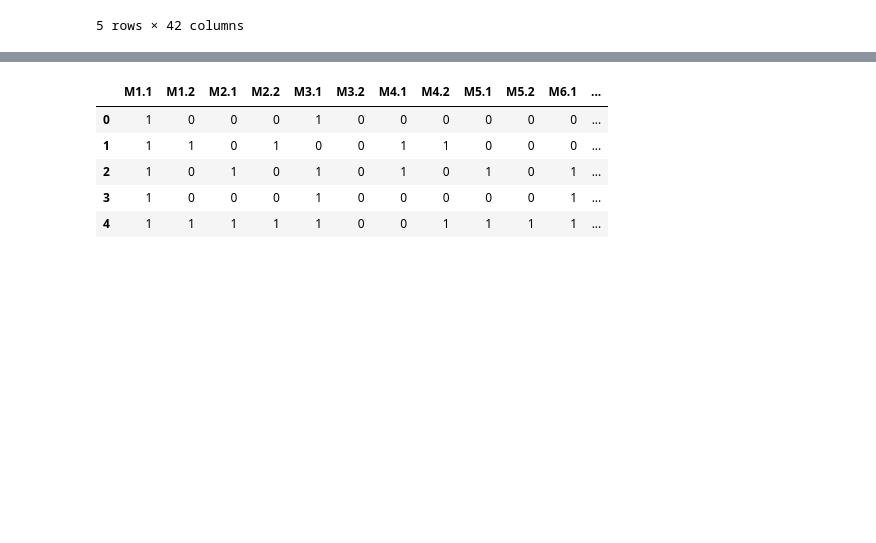
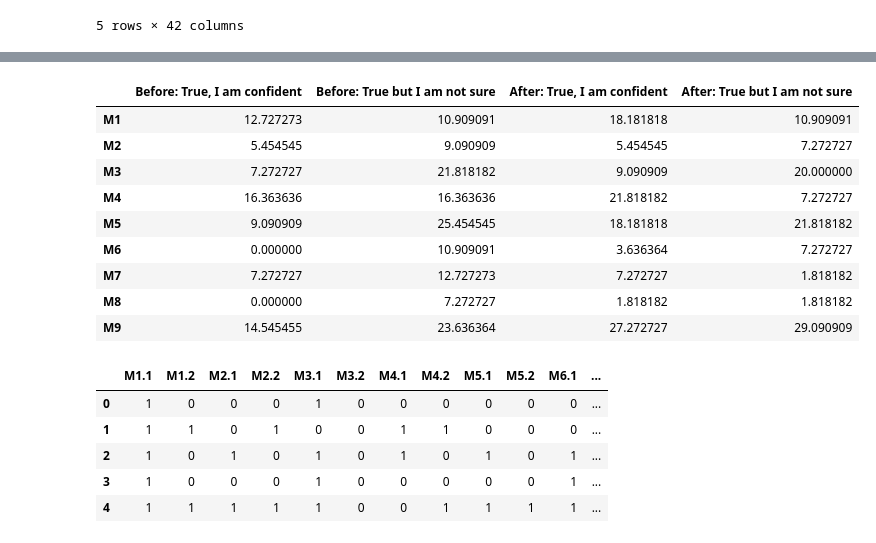
Before and after one commit to kwangyy/electro-analysis, a Jupyter notebook: part_2_analysis.ipynb, the cells around one changed output, grey strips where cells are left out. Drawn from its saved outputs; the diff is of its cells as text; code cells hidden in the pictures; blank space fills up the shorter version.

Commit message:
updated tables

```diff
--- a/part_2_analysis.ipynb
+++ b/part_2_analysis.ipynb
@@ -74,34 +74,41 @@ post_course_p2.head()
 | 3 | False, I am confident | False but I am not sure | False, I am confident | I have no idea | True, I am confident | False, I am confident | False, I am confident | False but I am not sure | True, I am confident |
 | 4 | False, I am confident | False, I am confident | False, I am confident | False, I am confident | True, I am confident | False, I am confident | False, I am confident | False, I am confident | False, I am confident |
 # %%
-import dataframe_image as dfi
-
-def mean_percentage_table(data, prefix = "Before: "):
+def percentage_table(data, prefix = "Before: "):
     data_length = len(data)
     percentage_data = pd.DataFrame()
     for column in data.columns:
         value_counts_data = pd.DataFrame(data[column].value_counts())
         value_counts_data = value_counts_data.apply(lambda x: x/data_length * 100)
-        # print(value_counts_data)
         percentage_data = pd.concat([percentage_data, value_counts_data], axis = 1)
 
     percentage_data.fillna(0, inplace=True)
     percentage_data = percentage_data.T
-    mean_percentage_data = pd.DataFrame(percentage_data.mean(axis=0)).T
-    mean_percentage_data = mean_percentage_data[["True, I am confident", "True but I am not sure"]]
+    percentage_data = percentage_data[["True, I am confident", "True but I am not sure"]]
 
     d = {"True, I am confident": prefix + "True, I am confident",
          "True but I am not sure": prefix + "True but I am not sure"}
-    mean_percentage_data.rename(columns = d, inplace=True)
-    return mean_percentage_data
+    percentage_data.rename(columns = d, inplace=True)
+    return percentage_data
 
-pre_percentage_mean = mean_percentage_table(pre_course_p2)
-post_percentage_mean = mean_percentage_table(post_course_p2, "After: ")
+pre_percentage_mean = percentage_table(pre_course_p2)
+post_percentage_mean = percentage_table(post_course_p2, "After: ")
 
 percentage_mean = pd.concat([pre_percentage_mean, post_percentage_mean], axis = 1)
 percentage_mean
 
-dfi.export(percentage_mean, "table.png")
+percentage_mean.to_csv("percentage_table.csv")
+# %% [output]
+|  | Before: True, I am confident | Before: True but I am not sure | After: True, I am confident | After: True but I am not sure |
+| M1 | 12.727273 | 10.909091 | 18.181818 | 10.909091 |
+| M2 | 5.454545 | 9.090909 | 5.454545 | 7.272727 |
+| M3 | 7.272727 | 21.818182 | 9.090909 | 20.000000 |
+| M4 | 16.363636 | 16.363636 | 21.818182 | 7.272727 |
+| M5 | 9.090909 | 25.454545 | 18.181818 | 21.818182 |
+| M6 | 0.000000 | 10.909091 | 3.636364 | 7.272727 |
+| M7 | 7.272727 | 12.727273 | 7.272727 | 1.818182 |
+| M8 | 0.000000 | 7.272727 | 1.818182 | 1.818182 |
+| M9 | 14.545455 | 23.636364 | 27.272727 | 29.090909 |
 # %%
 # pre-course pre-processing
 
```
Also changed, not shown: 5 other files.
